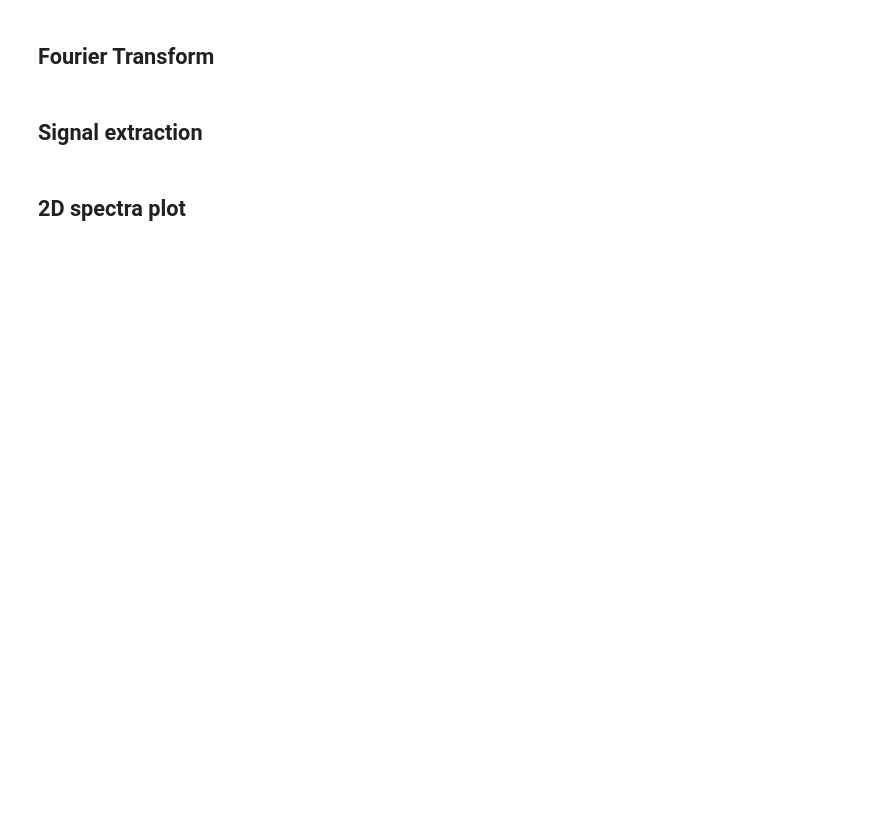
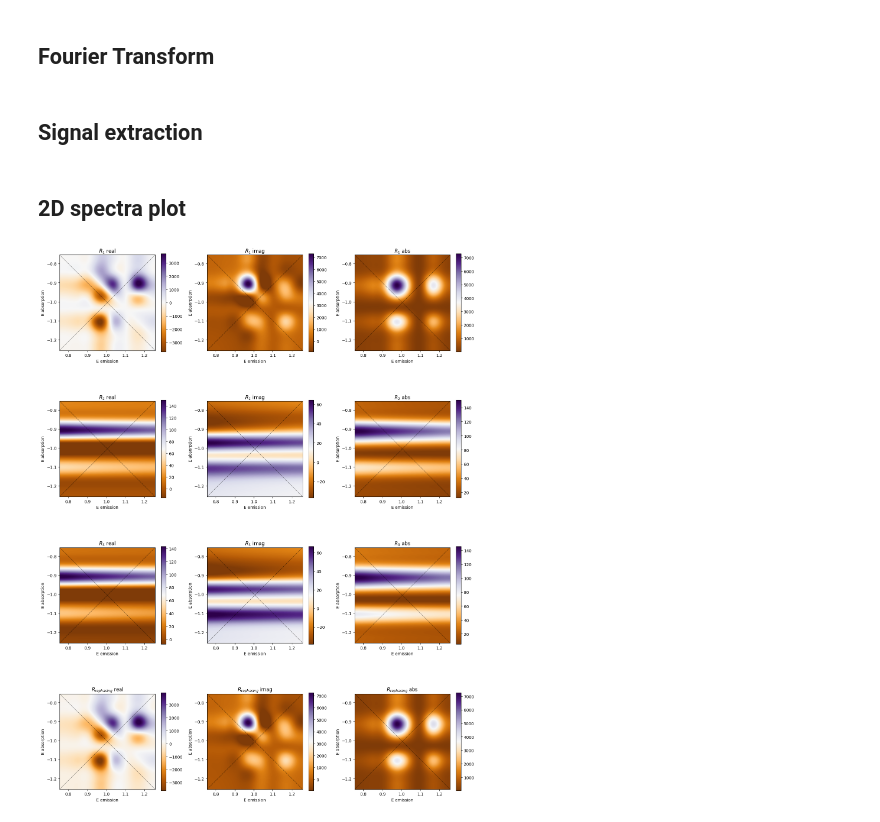
Before and after one commit to SilvaScience/QuDPy, a Jupyter notebook: examples/Spin-Orbite_model.ipynb, the cells around one changed output. Drawn from its saved outputs; the diff is of its cells as text; code cells hidden in the pictures; blank space fills up the shorter version.

Commit message:
Update Spin-Orbite_model.ipynb
- First 2d plot, the rephasing look weird, but we see some peak in the unrephasing one.
- The parameter are not really optimal, will need to change it more

```diff
--- a/examples/Spin-Orbite_model.ipynb
+++ b/examples/Spin-Orbite_model.ipynb
@@ -373,2 +496,15 @@ donnees_populations = simulate_dynamics_soc(Lamda_SOC_test, N_modes_test, tlist_
 # %% [markdown]
 ## Impulsion sequence
+# %%
+sys = System(H=Hd, rho=rho_0, a=dipole_d, u=dipole_d, c_ops=c_ops_d, diagonalize=True)
+
+# Paramétrage des délai temporelles (En femtosecondes)
+# Pour résoudre un pohon de 103 fs, on échantillone environ sur 300fs
+
+res_fs= 3 #résolution temporelle (pas de 3fs)
+N_t1 = 100 # Nombre de pas durant le délai t1 (total= 300fs)
+N_t3 = 100 # Nombre de pas durant la détection t3 (total = 300fs)
+t2_attente = 0 #Temps de population (T) fixé à 0 fs pour commencer
+
+time_delays = [N_t1,t2_attente, N_t3]
+scan_id = [0,2] # On effectue la transformée de Fourier sur t1 (index 0 ) et t3 (index 2)
@@ -377,2 +536,8 @@ donnees_populations = simulate_dynamics_soc(Lamda_SOC_test, N_modes_test, tlist_
 # %% [markdown]
 ## Dynamic calcul
+# %%
+print("Calcul de la dynamique quantique en cours...")
+for k in range(6):
+    # L'argument r=res_fs dicte le pas temporel à la librairie
+    states, t1, t2, dipole = sys.coherence2d(time_delays, total_diagrams[k], scan_id, r=res_fs, parallel=False)
+    response_list.append(1j * dipole)
@@ -379,6 +558,28 @@ donnees_populations = simulate_dynamics_soc(Lamda_SOC_test, N_modes_test, tlist_
 # %% [markdown]
 ## Fourier Transform
+# %%
+spectra_list, extent, f1, f2 = sys.spectra(response_list, resolution=res_fs)
 # %% [markdown]
 ## Signal extraction
+# %%
+rephasing_spectra = spectra_list[:3]
+rephasing_spectra.append(np.sum(spectra_list[:3], 0)) # La somme donne le signal Rephasing macroscopique
+
+nonrephasing_spectra = spectra_list[3:]
+nonrephasing_spectra.append(np.sum(spectra_list[3:], 0))
 # %% [markdown]
 ## 2D spectra plot
+# %%
+"""
+pf.silva_plot(nonrephasing_spectra, f1,f2, labels=['E emission', 'E absorption'],
+              title_list=['$R_1$', '$R_2$', '$R_3$', '$R_{rephasing}$'], scale='linear', color_map='PuOr',
+              interpolation='spline36', center_scale=False, plot_sum=False, plot_quadrant='4', invert_y=False,
+              diagonals=[True, True])
+"""
+
+pf.silva_plot(nonrephasing_spectra, f1,f2, labels=['E emission', 'E absorption'],
+              title_list=['$R_1$', '$R_2$', '$R_3$', '$R_{rephasing}$'], scale='linear', color_map='PuOr',
+              interpolation='spline36', center_scale=False, plot_sum=False, plot_quadrant='Zoom', invert_y=False,
+              diagonals=[True, True],Zoom_coor = [0.7,1.3,-1.3,-0.7])
+# %% [output]
+[figure, added]
```
Also changed, not shown: parts of 14 cells of this notebook.
